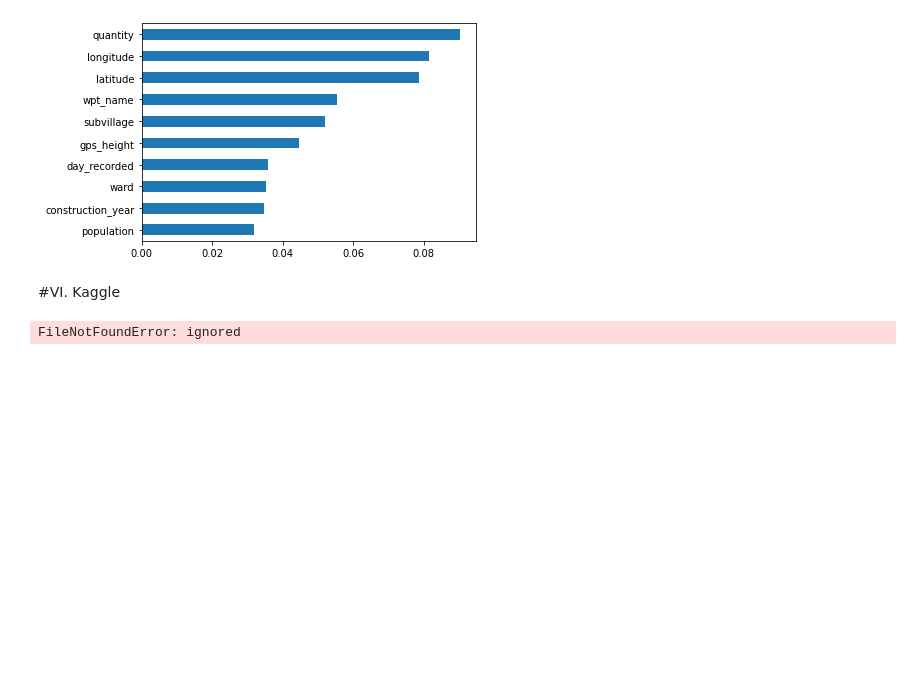
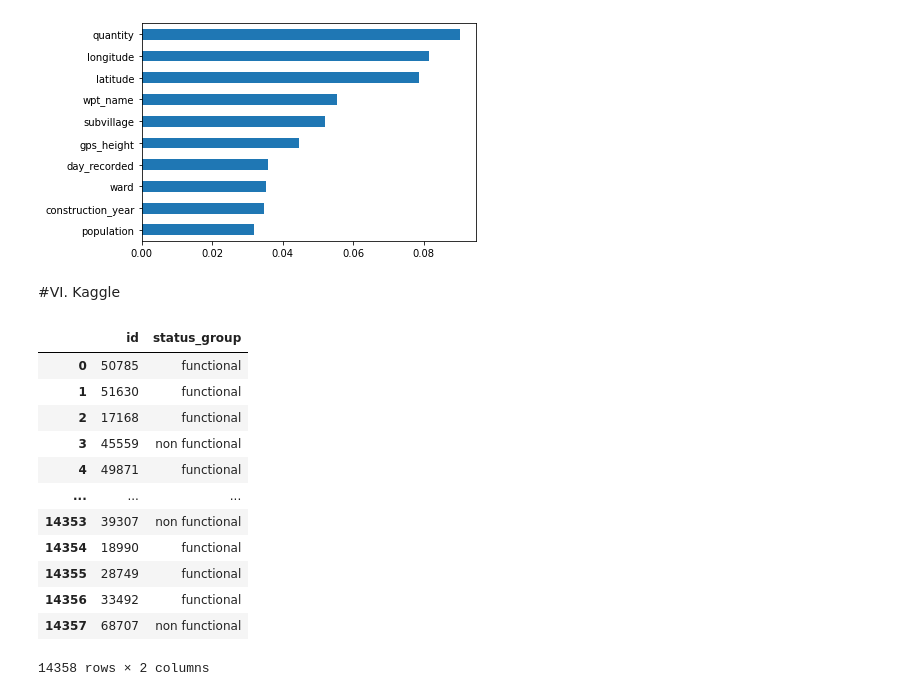
Before and after one commit to Samuel-Egbert31415/DS-Unit-2-Kaggle-Challenge, a Jupyter notebook: module3-cross-validation/LS_DS_223_assignment.ipynb, the cells around one changed output. Drawn from its saved outputs; the diff is of its cells as text; code cells hidden in the pictures; blank space fills up the shorter version.

```diff
--- a/module3-cross-validation/LS_DS_223_assignment.ipynb
+++ b/module3-cross-validation/LS_DS_223_assignment.ipynb
@@ -316,17 +316,28 @@ y_pred = rf_gs.predict(X_test)
-# %%
-import pandas as pd
-
-# Filenames of your submissions you want to ensemble
-files = ['submission-01.csv', 'submission-02.csv', 'submission-03.csv']
-
-target = 'status_group'
-submissions = (pd.read_csv(file)[[target]] for file in files)
-ensemble = pd.concat(submissions, axis='columns')
-majority_vote = ensemble.mode(axis='columns')[0]
-
-sample_submission = pd.read_csv('sample_submission.csv')
-submission = sample_submission.copy()
-submission[target] = majority_vote
-submission.to_csv('my-ultimate-ensemble-submission.csv', index=False)
-# %% [output]
-FileNotFoundError: ignored
+# %%
+X_test = wrangle(test)
+# # Makes a dataframe with two columns, id and status_group,
+# # and writes to a csv file, without the index
+
+y_pred = rf_gs.predict(X_test)
+
+DATA_PATH = 'https://raw.githubusercontent.com/LambdaSchool/DS-Unit-2-Kaggle-Challenge/master/data/'
+sample_submission = pd.read_csv(DATA_PATH+'waterpumps/sample_submission.csv')
+submission = sample_submission.copy()
+submission['status_group'] = y_pred
+submission.to_csv('your-submission-filename.csv', index=False)
+# %%
+submission
+# %% [output]
+|  | id | status_group |
+| 0 | 50785 | functional |
+| 1 | 51630 | functional |
+| 2 | 17168 | functional |
+| 3 | 45559 | non functional |
+| 4 | 49871 | functional |
+| ... | ... | ... |
+| 14353 | 39307 | non functional |
+| 14354 | 18990 | functional |
+| 14355 | 28749 | functional |
+| 14356 | 33492 | functional |
+| 14357 | 68707 | non functional |
+14358 rows × 2 columns
```
Also changed, not shown: parts of 6 cells of this notebook.
